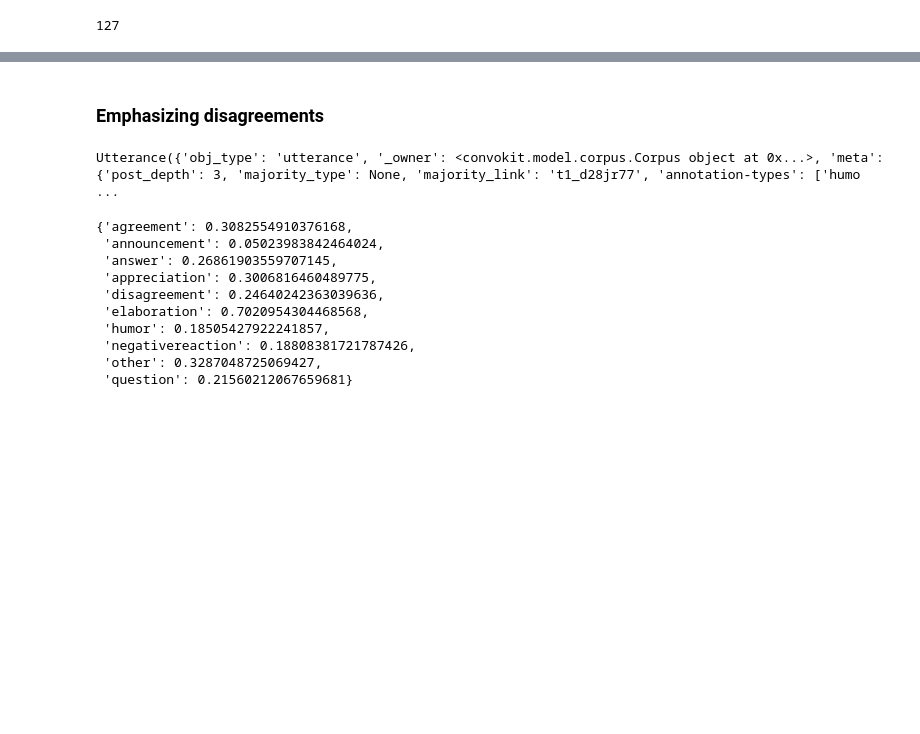
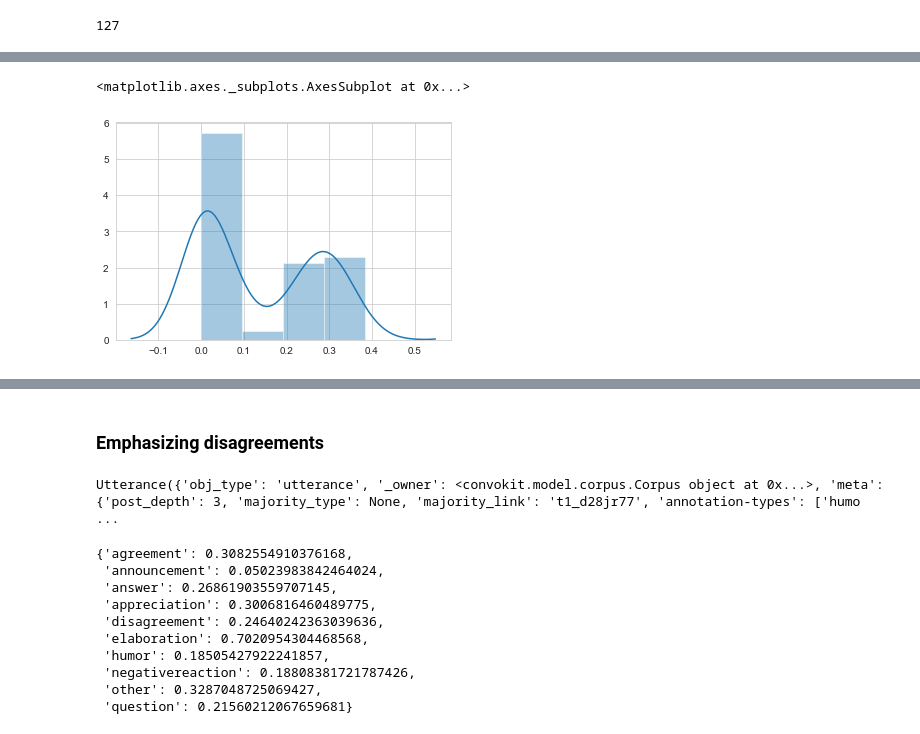
Before and after one commit to rgangela99/Cornell-Conversational-Analysis-Toolkit, a Jupyter notebook: convokit/tensor_decomposer/experiments/coarse-discourse-constraining-startendpts.ipynb, the cells around one changed output, grey strips where cells are left out. Cells and saved outputs as stored; diff of their text form; code cells hidden in the pictures; blank space fills up the shorter version.

```diff
--- a/convokit/tensor_decomposer/experiments/coarse-discourse-constraining-startendpts.ipynb
+++ b/convokit/tensor_decomposer/experiments/coarse-discourse-constraining-startendpts.ipynb
@@ -61,0 +65,5 @@ Directory already exists. Exiting summarize()
+# %%
+sns.distplot(td_disgmt.factors[1][:, 1])
+# %% [output]
+<matplotlib.axes._subplots.AxesSubplot at 0x...>
+[figure, added]
```
Also changed, not shown: parts of 16 cells of this notebook, 12 other files.
